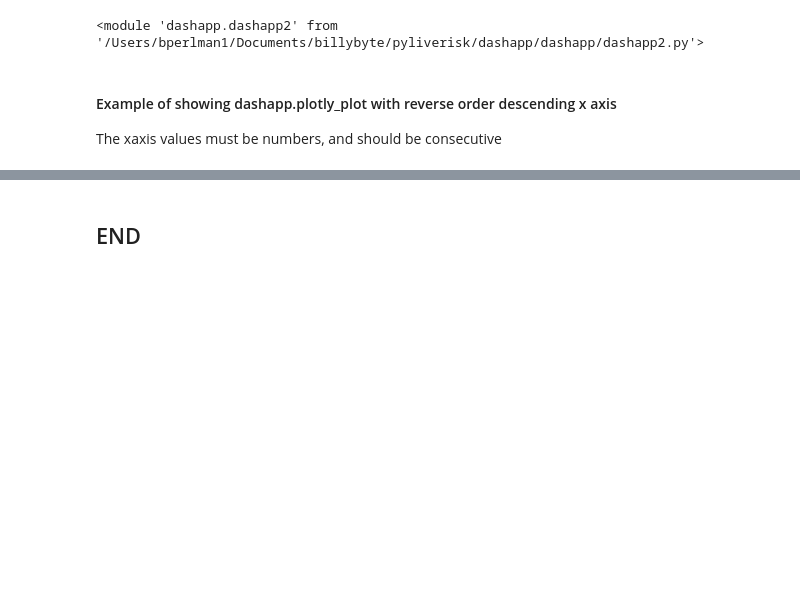
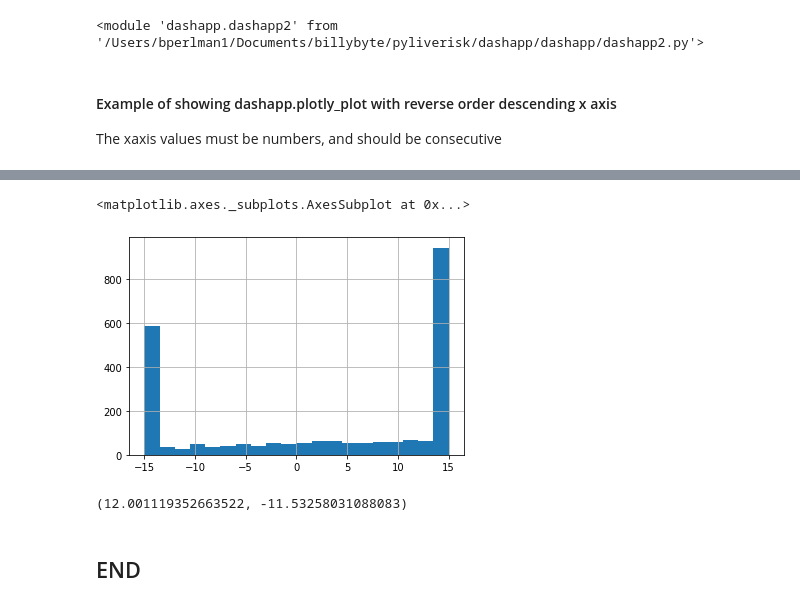
Before and after one commit to bgithub1/barchartacs, a Jupyter notebook: barchartacs/research_commod_calendar_spreads.ipynb, the cells around one changed output, grey strips where cells are left out. Cells and saved outputs as stored; diff of their text form; code cells hidden in the pictures; blank space fills up the shorter version.

```diff
--- a/barchartacs/research_commod_calendar_spreads.ipynb
+++ b/barchartacs/research_commod_calendar_spreads.ipynb
@@ -340,0 +351,19 @@ array([['SIZ15'],
+# %%
+df_es99 = pga.get_sql(f"select * from {futtab} where symbol='ESZ99'")
+# %%
+spread = 15
+df_es99['5day'] = df_es99.close - df_es99.shift(4).close
+df_es99['5day'] = [min(abs(v),spread)*v/abs(v) for v in df_es99['5day']]
+arr_es99 = df_es99[['settle_date','5day']].iloc[-2400:].values.reshape(-1,100,2)
+dflist = [pd.DataFrame(arr_es99[i],columns=['settle_date','5day']) for i in range(arr_es99.shape[0])]
+# %%
+log = dashapp.logging.getLogger(__name__)
+log.setLevel(dashapp.logging.INFO)
+df_es99['5day'].hist(bins=20)
+# %% [output]
+<matplotlib.axes._subplots.AxesSubplot at 0x...>
+[figure, added]
+# %%
+df_es99[df_es99['5day']>0]['5day'].mean(),df_es99[df_es99['5day']<0]['5day'].mean()
+# %% [output]
+(12.001119352663522, -11.53258031088083)
```
Also changed, not shown: parts of 9 cells of this notebook, 2 other files.
